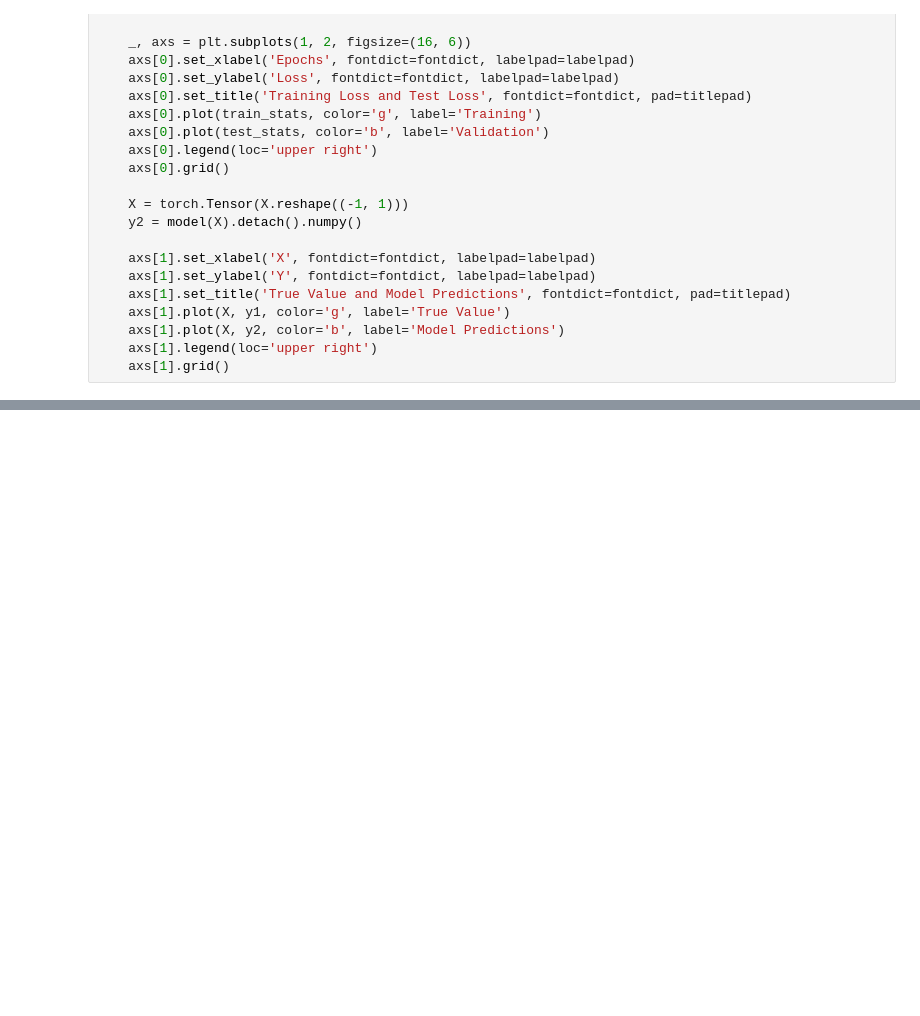
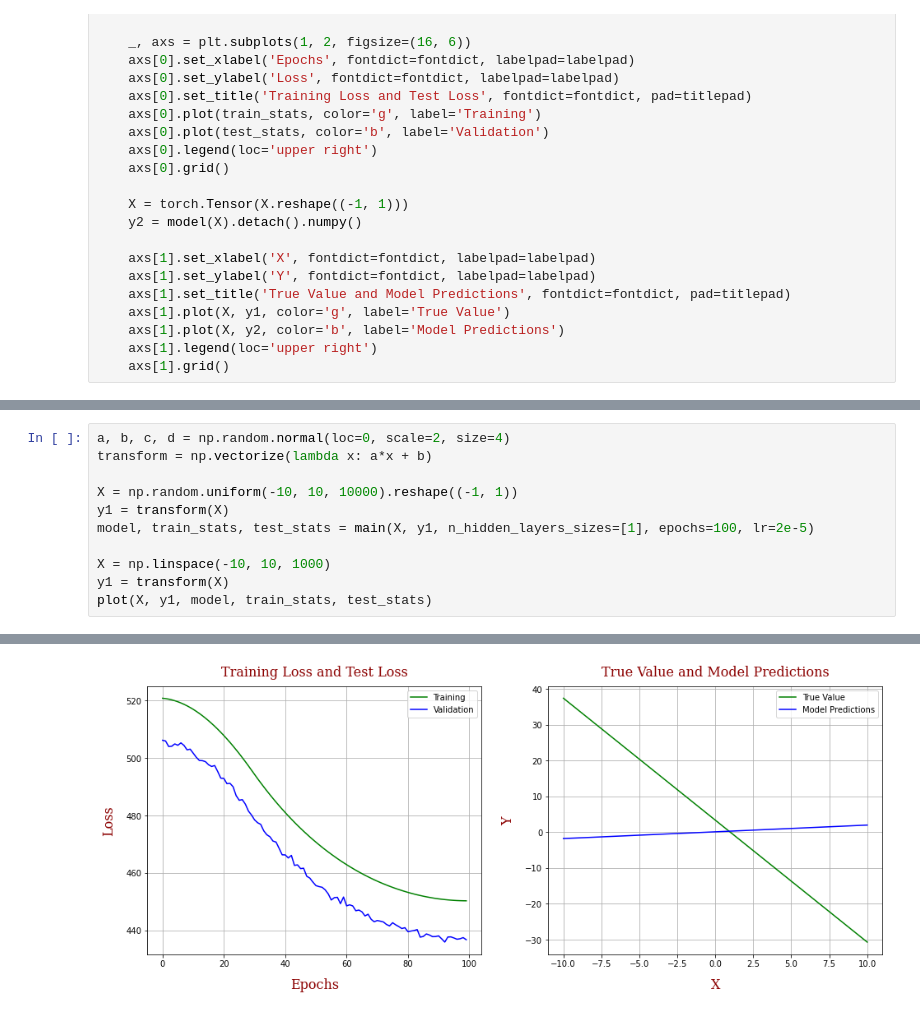
Before and after one commit to ignasa007/100-Days-of-Code, a Jupyter notebook: day2-day3_universal_approx.ipynb, the cells around one changed output, grey strips where cells are left out. Cells and saved outputs as stored; diff of their text form; blank space fills up the shorter version.

```diff
--- a/day2-day3_universal_approx.ipynb
+++ b/day2-day3_universal_approx.ipynb
@@ -214,0 +224,12 @@ Epoch: 60 - Average training loss = 4.2322, Average validation loss = 3.7873
+# %%
+a, b, c, d = np.random.normal(loc=0, scale=2, size=4)
+transform = np.vectorize(lambda x: a*x + b)
+
+X = np.random.uniform(-10, 10, 10000).reshape((-1, 1))
+y1 = transform(X)
+model, train_stats, test_stats = main(X, y1, n_hidden_layers_sizes=[1], epochs=100, lr=2e-5)
+
+X = np.linspace(-10, 10, 1000)
+y1 = transform(X)
+plot(X, y1, model, train_stats, test_stats)
+# %% [output]
@@ -214,0 +256 @@ Epoch: 60 - Average training loss = 4.2322, Average validation loss = 3.7873
+[figure, added]
```
Also changed, not shown: parts of 5 cells of this notebook.
